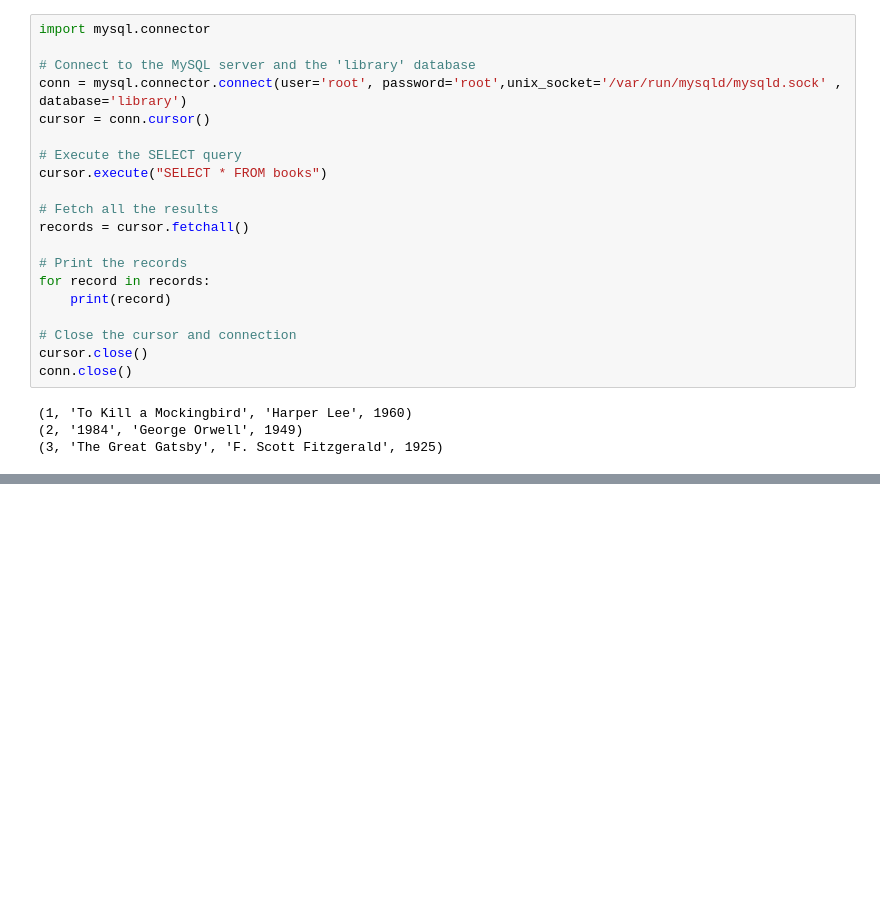
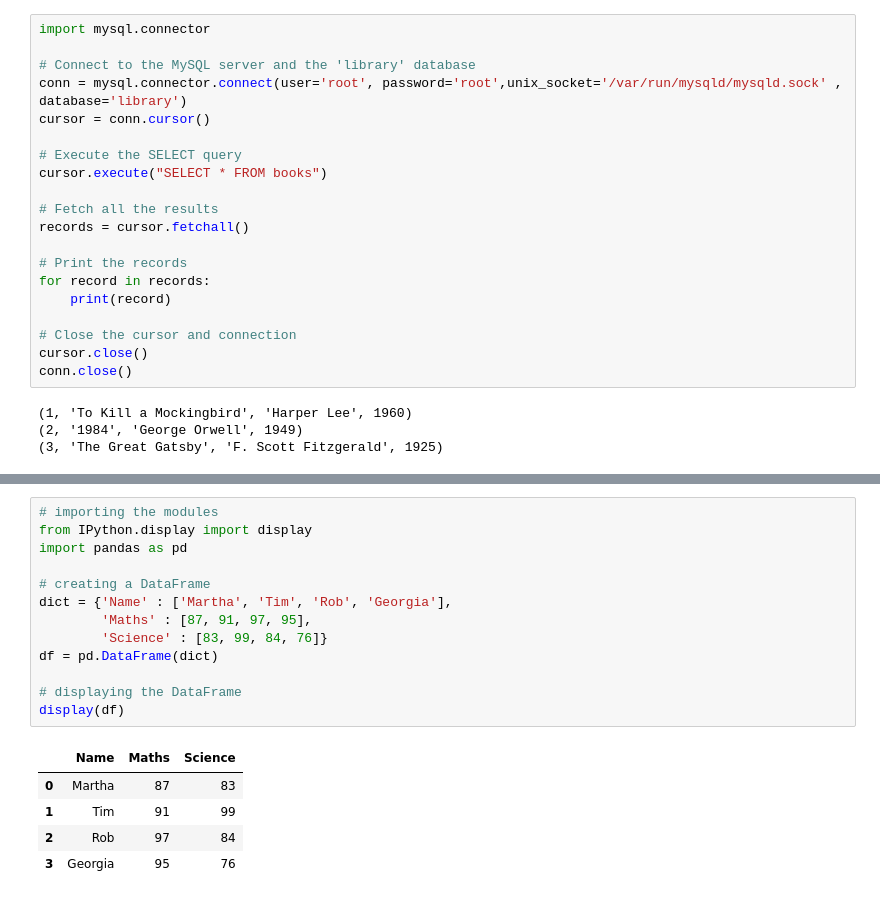
Before and after one commit to neeyatiraisinghani/neeyati, a Jupyter notebook: Untitled22.ipynb, the cells around one changed output, grey strips where cells are left out. Saved outputs shown, nothing was run; the diff lists cells and outputs as text; blank space fills up the shorter version.

```diff
--- a/Untitled22.ipynb
+++ b/Untitled22.ipynb
@@ -130,0 +153,19 @@ ProgrammingError: Not all parameters were used in the SQL statement
+# %%
+# importing the modules
+from IPython.display import display
+import pandas as pd
+
+# creating a DataFrame
+dict = {'Name' : ['Martha', 'Tim', 'Rob', 'Georgia'],
+        'Maths' : [87, 91, 97, 95],
+        'Science' : [83, 99, 84, 76]}
+df = pd.DataFrame(dict)
+
+# displaying the DataFrame
+display(df)
+# %% [output]
+|  | Name | Maths | Science |
+| 0 | Martha | 87 | 83 |
+| 1 | Tim | 91 | 99 |
+| 2 | Rob | 97 | 84 |
+| 3 | Georgia | 95 | 76 |
```
Also changed, not shown: parts of 5 cells of this notebook.
